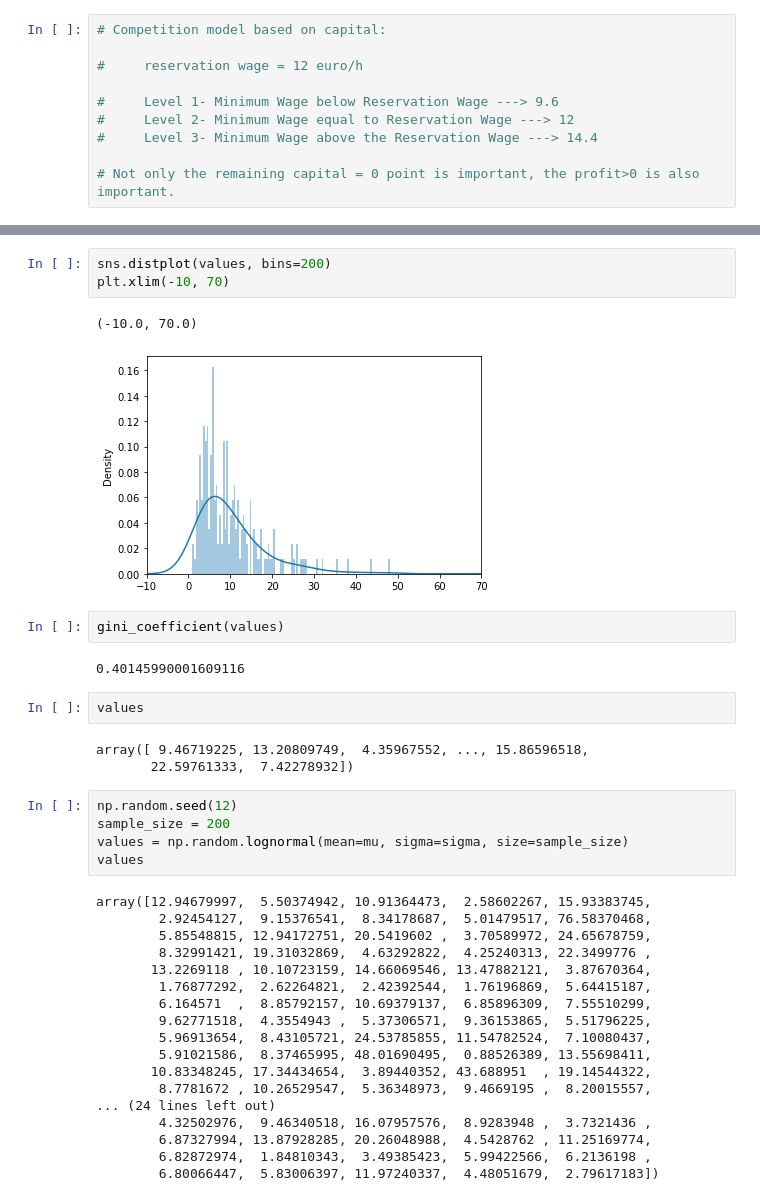
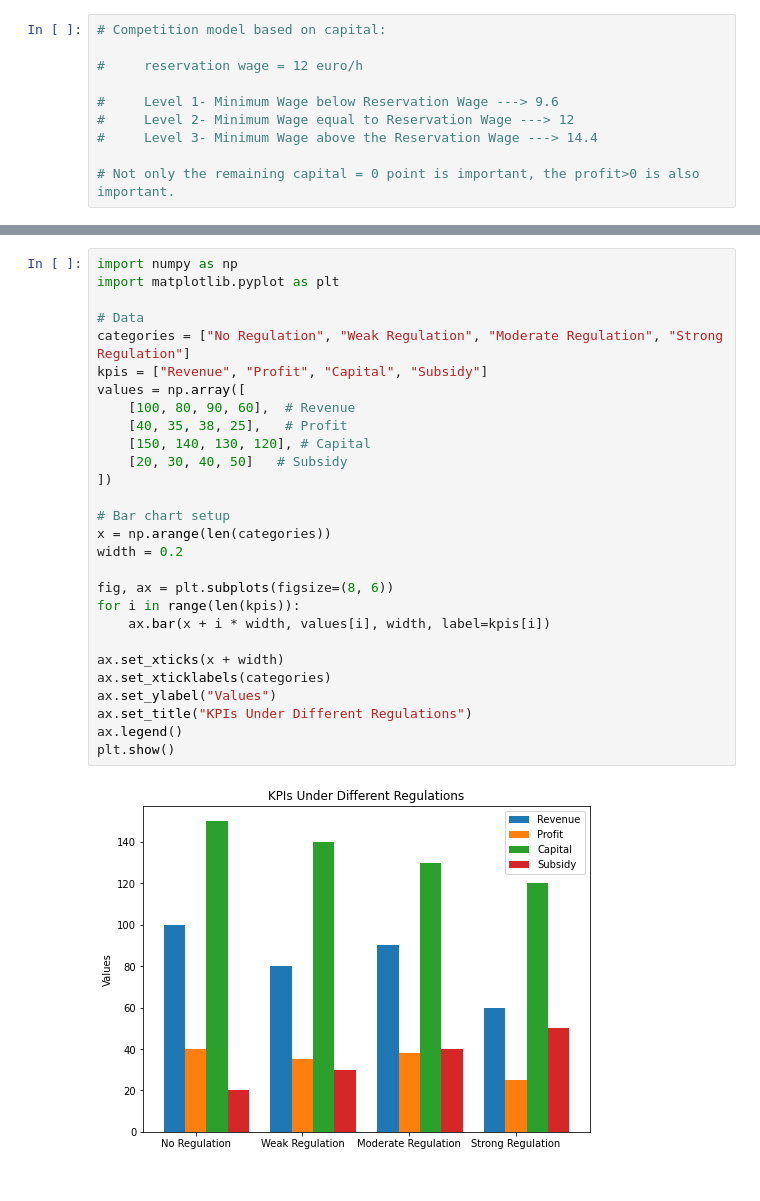
Before and after one commit to Farnoud-G/MaaSSim, a Jupyter notebook: docs/P3_Competition/Amsterdam-Try&Select.ipynb, the cells around one changed output, grey strips where cells are left out. Saved outputs shown, nothing was run; the diff lists cells and outputs as text.

```diff
--- a/docs/P3_Competition/Amsterdam-Try&Select.ipynb
+++ b/docs/P3_Competition/Amsterdam-Try&Select.ipynb
@@ -343,38 +228,30 @@ Theoretical Gini: 0.3996978987090367
-# %%
-sns.distplot(values, bins=200)
-plt.xlim(-10, 70)
-# %% [output]
-(-10.0, 70.0)
-[figure, removed]
-# %%
-gini_coefficient(values)
-# %% [output]
-0.40145990001609116
-# %%
-values
-# %% [output]
-array([ 9.46719225, 13.20809749,  4.35967552, ..., 15.86596518,
-       22.59761333,  7.42278932])
-# %%
-np.random.seed(12)
-sample_size = 200
-values = np.random.lognormal(mean=mu, sigma=sigma, size=sample_size)
-values
-# %% [output]
-array([12.94679997,  5.50374942, 10.91364473,  2.58602267, 15.93383745,
-        2.92454127,  9.15376541,  8.34178687,  5.01479517, 76.58370468,
-        5.85548815, 12.94172751, 20.5419602 ,  3.70589972, 24.65678759,
-        8.32991421, 19.31032869,  4.63292822,  4.25240313, 22.3499776 ,
-       13.2269118 , 10.10723159, 14.66069546, 13.47882121,  3.87670364,
-        1.76877292,  2.62264821,  2.42392544,  1.76196869,  5.64415187,
-        6.164571  ,  8.85792157, 10.69379137,  6.85896309,  7.55510299,
-        9.62771518,  4.3554943 ,  5.37306571,  9.36153865,  5.51796225,
-        5.96913654,  8.43105721, 24.53785855, 11.54782524,  7.10080437,
-        5.91021586,  8.37465995, 48.01690495,  0.88526389, 13.55698411,
-       10.83348245, 17.34434654,  3.89440352, 43.688951  , 19.14544322,
-        8.7781672 , 10.26529547,  5.36348973,  9.4669195 ,  8.20015557,
-... (24 lines left out)
-        4.32502976,  9.46340518, 16.07957576,  8.9283948 ,  3.7321436 ,
-        6.87327994, 13.87928285, 20.26048988,  4.5428762 , 11.25169774,
-        6.82872974,  1.84810343,  3.49385423,  5.99422566,  6.2136198 ,
-        6.80066447,  5.83006397, 11.97240337,  4.48051679,  2.79617183])
+# %%
+import numpy as np
+import matplotlib.pyplot as plt
+
+# Data
+categories = ["No Regulation", "Weak Regulation", "Moderate Regulation", "Strong Regulation"]
+kpis = ["Revenue", "Profit", "Capital", "Subsidy"]
+values = np.array([
+    [100, 80, 90, 60],  # Revenue
+    [40, 35, 38, 25],   # Profit
+    [150, 140, 130, 120], # Capital
+    [20, 30, 40, 50]   # Subsidy
+])
+
+# Bar chart setup
+x = np.arange(len(categories))
+width = 0.2
+
+fig, ax = plt.subplots(figsize=(8, 6))
+for i in range(len(kpis)):
+    ax.bar(x + i * width, values[i], width, label=kpis[i])
+
+ax.set_xticks(x + width)
+ax.set_xticklabels(categories)
+ax.set_ylabel("Values")
+ax.set_title("KPIs Under Different Regulations")
+ax.legend()
+plt.show()
+# %% [output]
+[figure, added]
```
Also changed, not shown: parts of 18 cells of this notebook, 7 other files.
